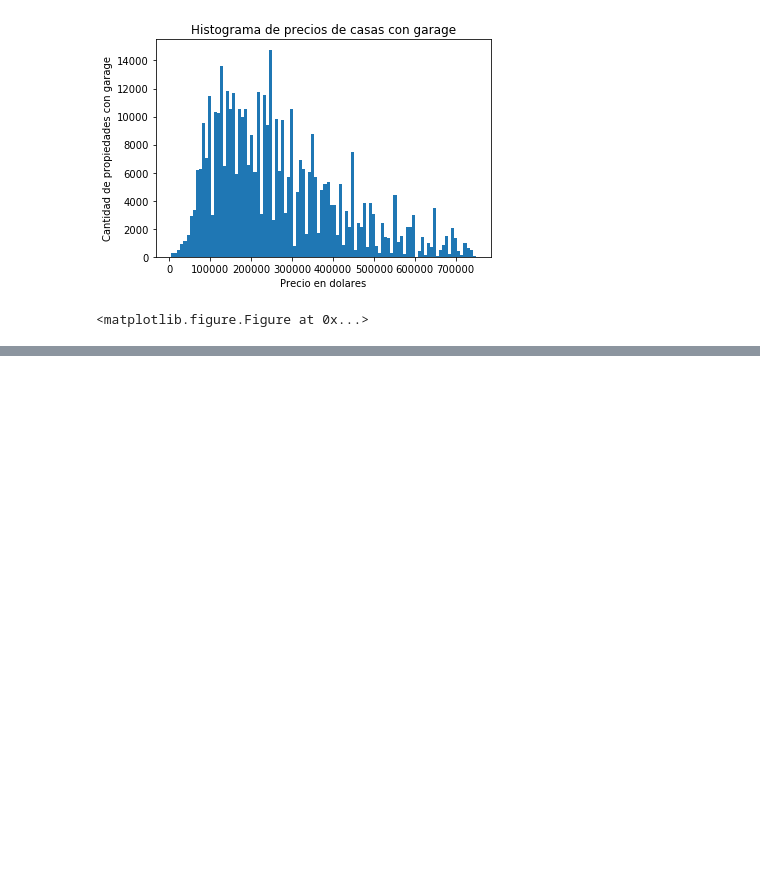
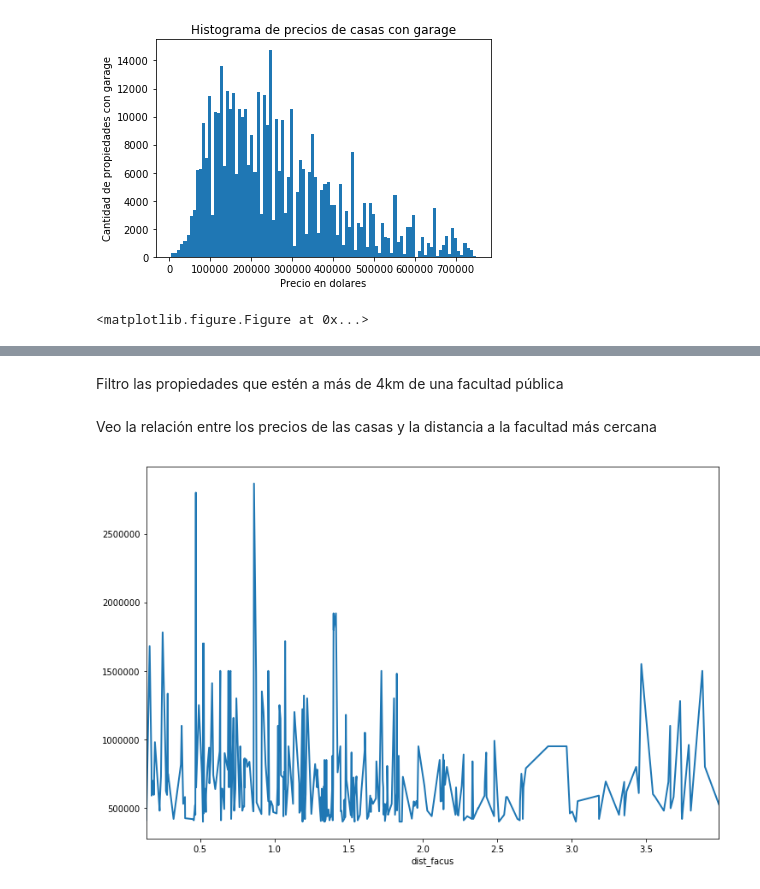
Before and after one commit to lucaslavandeira/7506-tp, a Jupyter notebook: analisis_exploratorio.ipynb, the cells around one changed output, grey strips where cells are left out. Cells and saved outputs as stored; diff of their text form; code cells hidden in the pictures; blank space fills up the shorter version.

```diff
--- a/analisis_exploratorio.ipynb
+++ b/analisis_exploratorio.ipynb
@@ -635,0 +715,6 @@ plt.show()
+# %%
+dtypes = {
+    'latitude': float,
+    'longitude': float
+}
+df_facultades = pd.read_csv('data/facultades_publicas.csv', dtype=dtypes, sep=',')
@@ -635,0 +747,10 @@ plt.show()
+# %% [markdown]
+Filtro las propiedades que estén a más de 4km de una facultad pública
+# %%
+df_prop_caras = df_prop_caras[df_prop_caras['dist_facus'] < 4.0]
+# %% [markdown]
+Veo la relación entre los precios de las casas y la distancia a la facultad más cercana
+# %%
+df_prop_caras.loc[df_prop_caras['property_type'] == 'house'].groupby('dist_facus').mean().loc[:,'price_aprox_usd'].plot(linewidth=2,figsize=(12,8));
+# %% [output]
+[figure, added]
```
Also changed, not shown: parts of 20 cells of this notebook.
